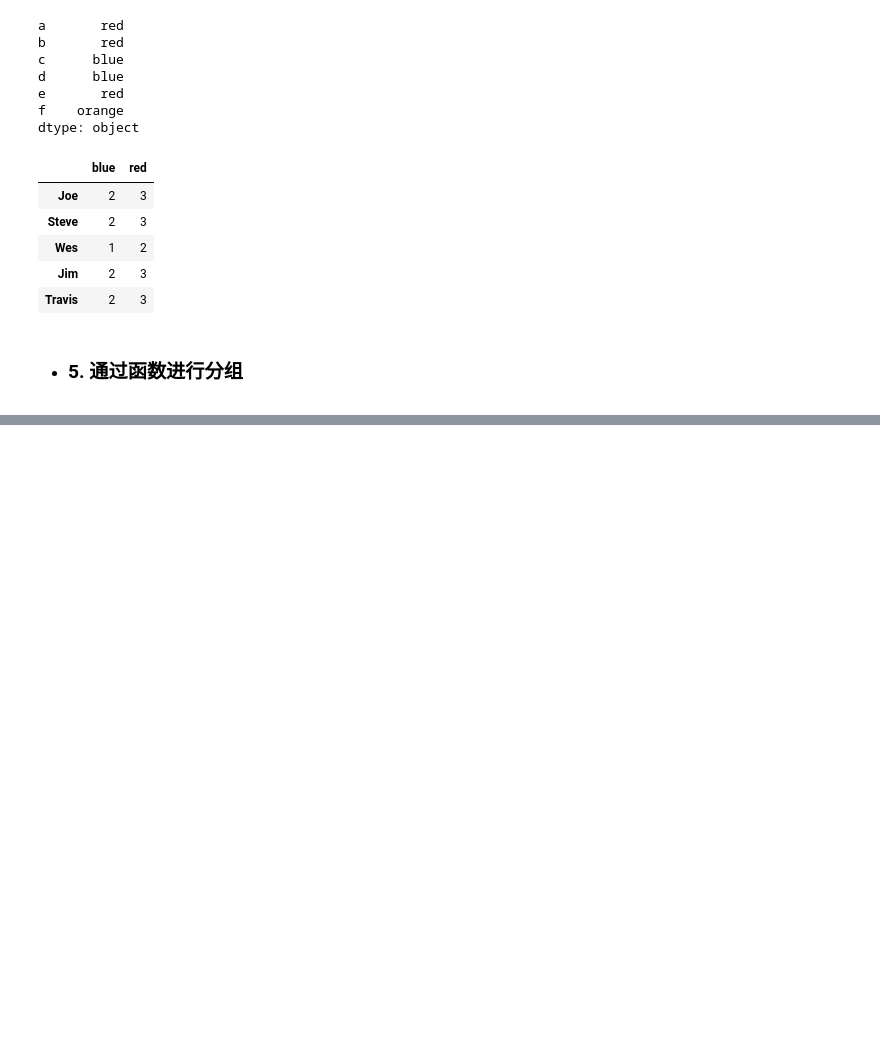
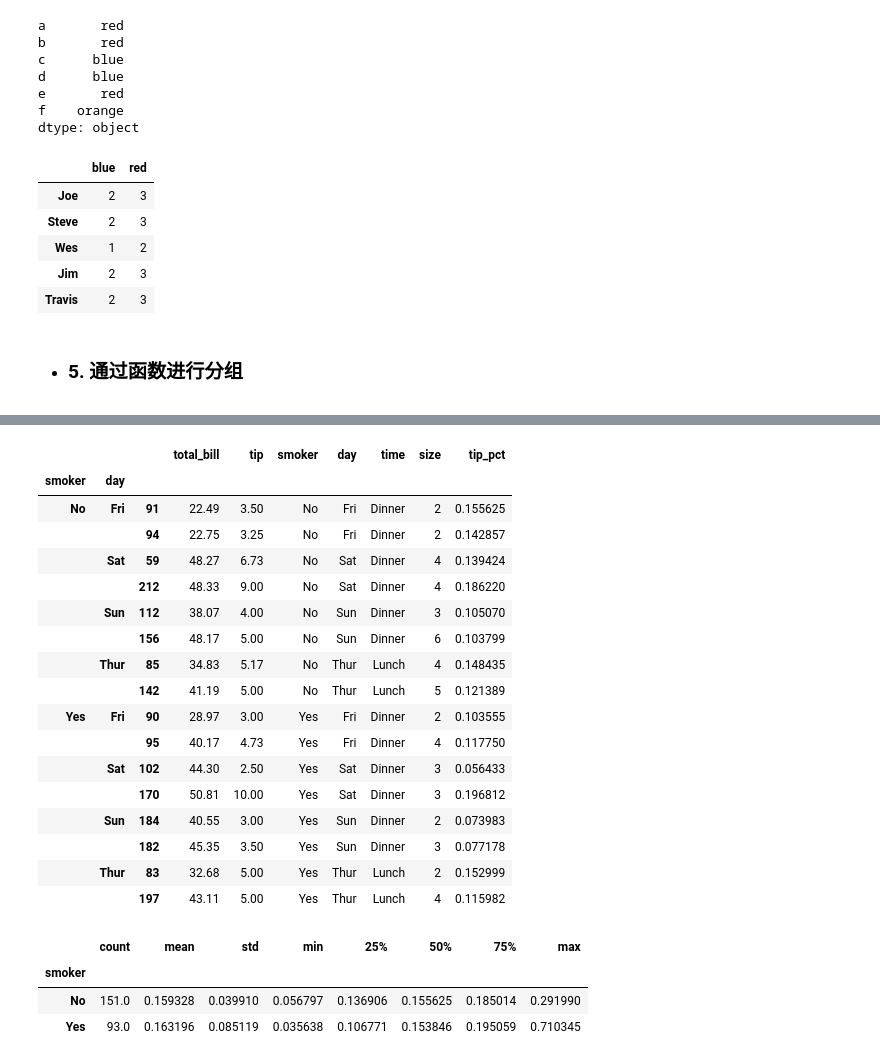
Before and after one commit to Jiachengciel/Data_Analysis, a Jupyter notebook: Task4_Data2/10. Data Aggregation and Group Operations.ipynb, the cells around one changed output, grey strips where cells are left out. Cells and saved outputs as stored; diff of their text form; code cells hidden in the pictures; blank space fills up the shorter version.

```diff
--- a/Task4_Data2/10. Data Aggregation and Group Operations.ipynb
+++ b/Task4_Data2/10. Data Aggregation and Group Operations.ipynb
@@ -246,0 +334,2 @@ people.groupby(map_series, axis=1).count()
+# %%
+tips = pd.read_csv('../examples/tips.csv')
@@ -246,0 +350,3 @@ people.groupby(map_series, axis=1).count()
+# %%
+tips['tip_pct'] = tips['tip'] / tips['total_bill']
+tips[:10]
@@ -246,0 +475,4 @@ people.groupby(map_series, axis=1).count()
+# %%
+# 选出最高的n个tip_pct值
+def top(df, n=5, column='tip_pct'):
+    return df.sort_values(by=column)[-n:]
@@ -246,0 +505,29 @@ people.groupby(map_series, axis=1).count()
+# %%
+tips.groupby(['smoker', 'day']).apply(top, n=2, column='total_bill')
+# %% [output]
+|  |  |  | total_bill | tip | smoker | day | time | size | tip_pct |
+| smoker | day |  |  |  |  |  |  |  |  |
+| No | Fri | 91 | 22.49 | 3.50 | No | Fri | Dinner | 2 | 0.155625 |
+|  |  | 94 | 22.75 | 3.25 | No | Fri | Dinner | 2 | 0.142857 |
+|  | Sat | 59 | 48.27 | 6.73 | No | Sat | Dinner | 4 | 0.139424 |
+|  |  | 212 | 48.33 | 9.00 | No | Sat | Dinner | 4 | 0.186220 |
+|  | Sun | 112 | 38.07 | 4.00 | No | Sun | Dinner | 3 | 0.105070 |
+|  |  | 156 | 48.17 | 5.00 | No | Sun | Dinner | 6 | 0.103799 |
+|  | Thur | 85 | 34.83 | 5.17 | No | Thur | Lunch | 4 | 0.148435 |
+|  |  | 142 | 41.19 | 5.00 | No | Thur | Lunch | 5 | 0.121389 |
+| Yes | Fri | 90 | 28.97 | 3.00 | Yes | Fri | Dinner | 2 | 0.103555 |
+|  |  | 95 | 40.17 | 4.73 | Yes | Fri | Dinner | 4 | 0.117750 |
+|  | Sat | 102 | 44.30 | 2.50 | Yes | Sat | Dinner | 3 | 0.056433 |
+|  |  | 170 | 50.81 | 10.00 | Yes | Sat | Dinner | 3 | 0.196812 |
+|  | Sun | 184 | 40.55 | 3.00 | Yes | Sun | Dinner | 2 | 0.073983 |
+|  |  | 182 | 45.35 | 3.50 | Yes | Sun | Dinner | 3 | 0.077178 |
+|  | Thur | 83 | 32.68 | 5.00 | Yes | Thur | Lunch | 2 | 0.152999 |
+|  |  | 197 | 43.11 | 5.00 | Yes | Thur | Lunch | 4 | 0.115982 |
+# %%
+result = tips.groupby('smoker')['tip_pct'].describe()
+result
+# %% [output]
+|  | count | mean | std | min | 25% | 50% | 75% | max |
+| smoker |  |  |  |  |  |  |  |  |
+| No | 151.0 | 0.159328 | 0.039910 | 0.056797 | 0.136906 | 0.155625 | 0.185014 | 0.291990 |
+| Yes | 93.0 | 0.163196 | 0.085119 | 0.035638 | 0.106771 | 0.153846 | 0.195059 | 0.710345 |
```
Also changed, not shown: parts of 36 cells of this notebook.
